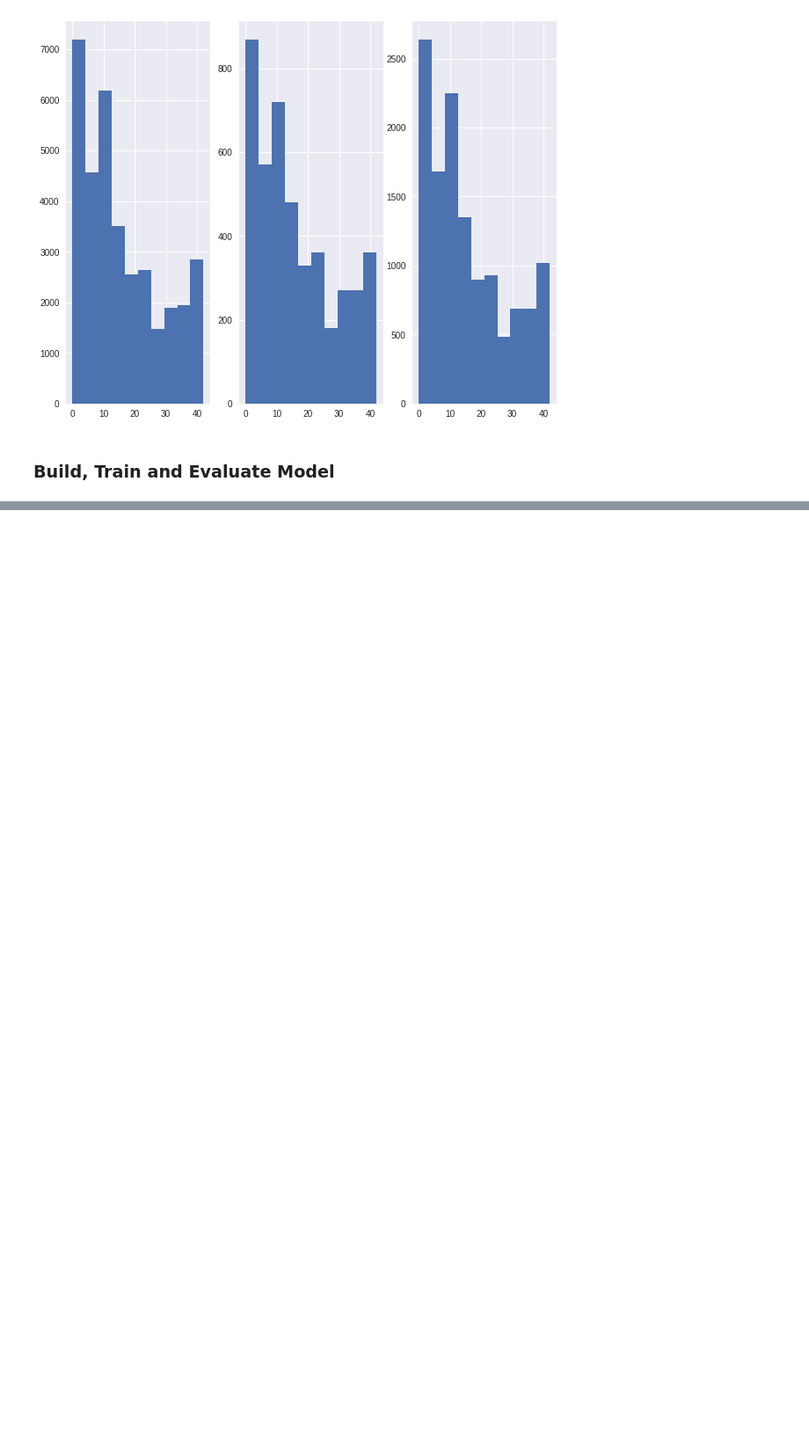
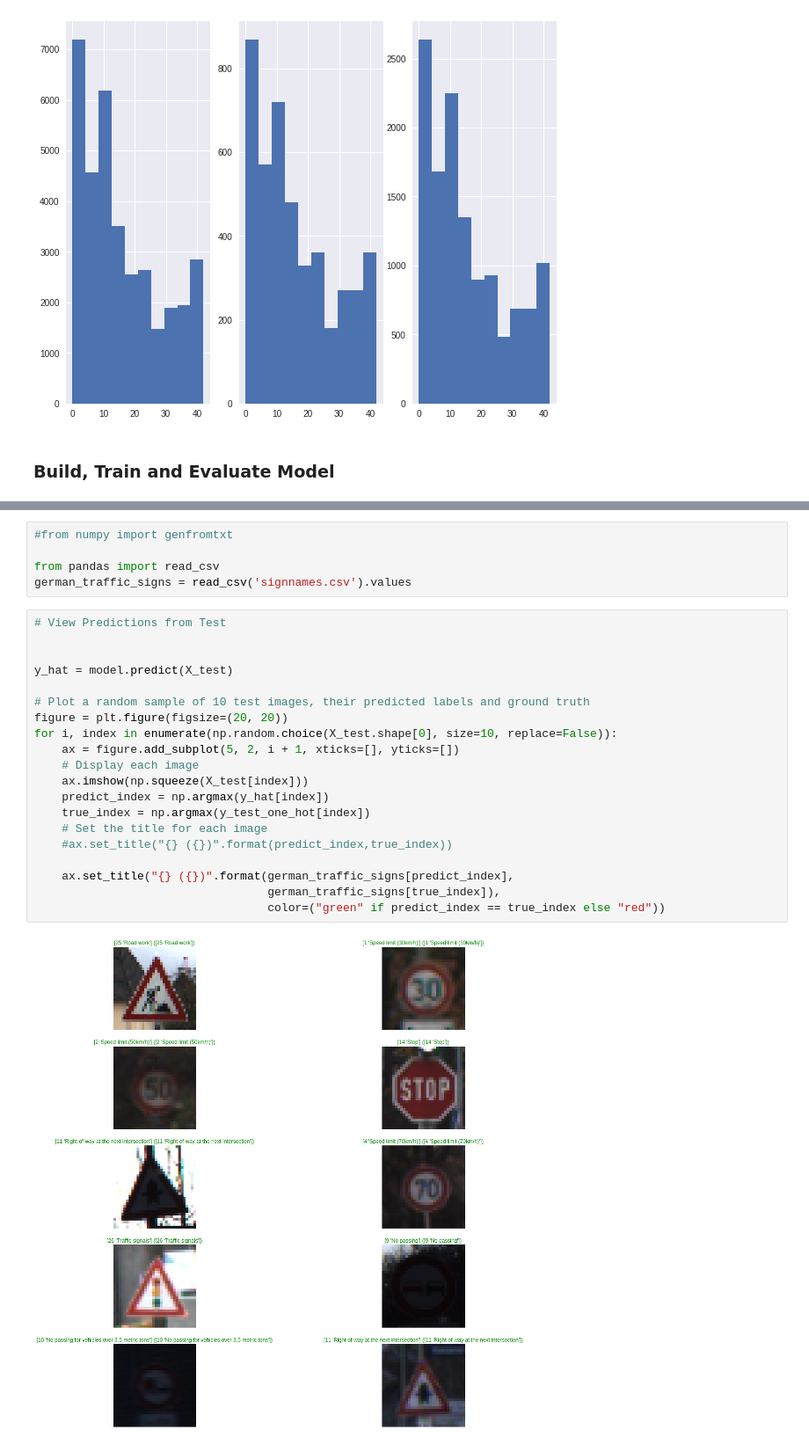
Before and after one commit to kmanicka/CarND-Traffic-Sign-Classifier-Project, a Jupyter notebook: Udacity_Term_1_Traffic_Sign_Classifier.ipynb, the cells around one changed output, grey strips where cells are left out. Shown: that part at 88% size. Saved outputs shown, nothing was run; the diff lists cells and outputs as text; blank space fills up the shorter version.

Commit message:
added sample predictions

```diff
--- a/Udacity_Term_1_Traffic_Sign_Classifier.ipynb
+++ b/Udacity_Term_1_Traffic_Sign_Classifier.ipynb
@@ -292 +295,28 @@ Test accuracy: 0.9567695961900864
 #####################################################################
+# %%
+#from numpy import genfromtxt
+
+from pandas import read_csv
+german_traffic_signs = read_csv('signnames.csv').values
+# %%
+# View Predictions from Test
+
+
+y_hat = model.predict(X_test)
+
+# Plot a random sample of 10 test images, their predicted labels and ground truth
+figure = plt.figure(figsize=(20, 20))
+for i, index in enumerate(np.random.choice(X_test.shape[0], size=10, replace=False)):
+    ax = figure.add_subplot(5, 2, i + 1, xticks=[], yticks=[])
+    # Display each image
+    ax.imshow(np.squeeze(X_test[index]))
+    predict_index = np.argmax(y_hat[index])
+    true_index = np.argmax(y_test_one_hot[index])
+    # Set the title for each image
+    #ax.set_title("{} ({})".format(predict_index,true_index))
+
+    ax.set_title("{} ({})".format(german_traffic_signs[predict_index],
+                                  german_traffic_signs[true_index]),
+                                  color=("green" if predict_index == true_index else "red"))
+# %% [output]
+[figure, added]
```
Also changed, not shown: parts of 4 cells of this notebook.
